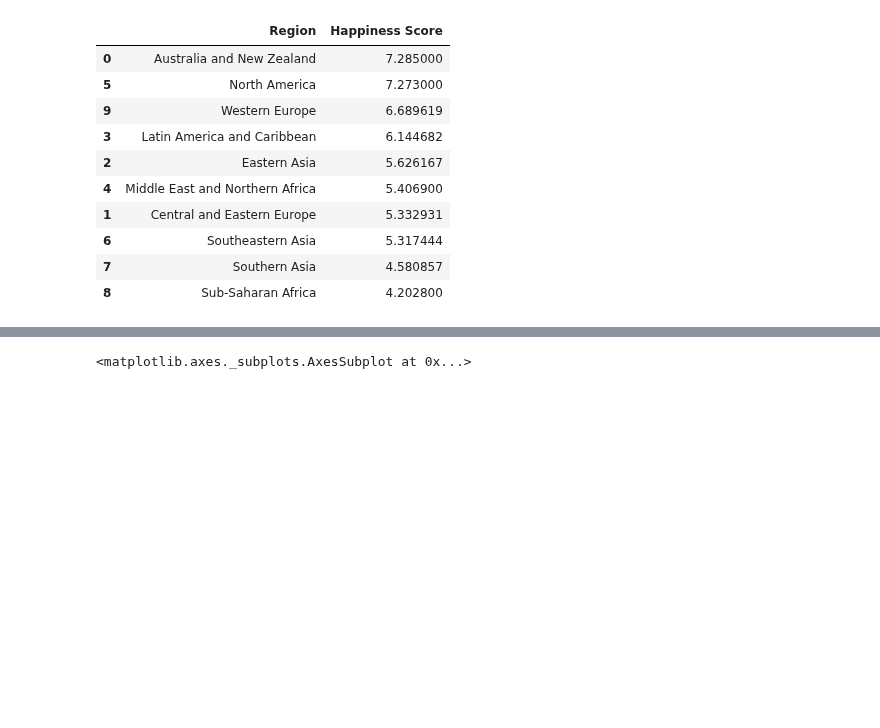
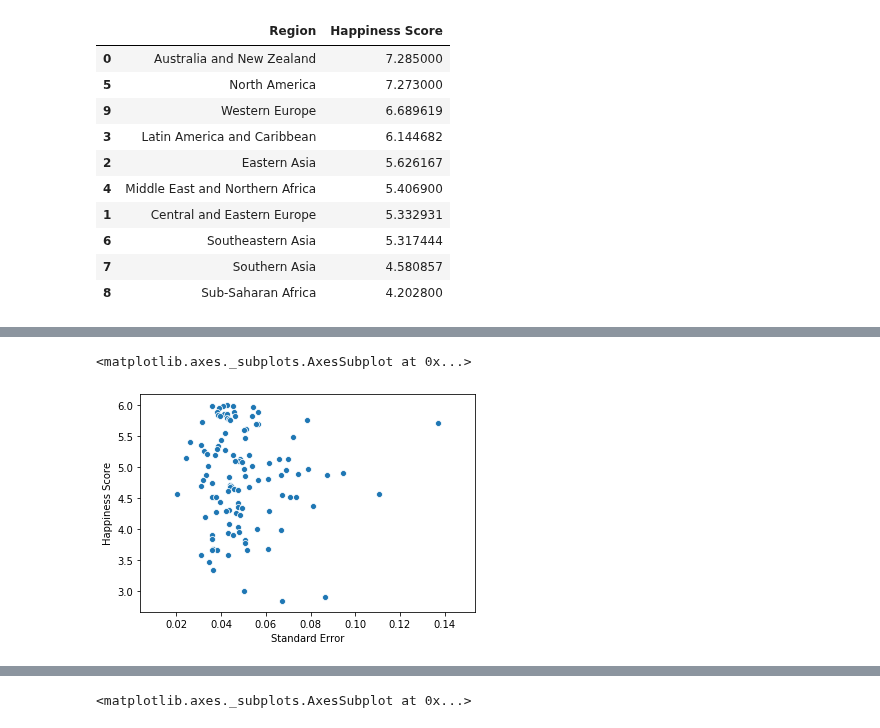
Before and after one commit to ipatel467/Happiness-Index, a Jupyter notebook: Index.ipynb, the cells around one changed output, grey strips where cells are left out. Drawn from its saved outputs; the diff is of its cells as text; code cells hidden in the pictures; blank space fills up the shorter version.

```diff
--- a/Index.ipynb
+++ b/Index.ipynb
@@ -322,3 +322,5 @@ df15_grouped_happ
 | 6 | Southeastern Asia | 5.317444 |
 | 7 | Southern Asia | 4.580857 |
 | 8 | Sub-Saharan Africa | 4.202800 |
+# %%
+less_hap = df15[df15['Happiness Score']< 6]
@@ -324,0 +340,5 @@ df15_grouped_happ
+# %%
+sns.scatterplot(data = less_hap, x = 'Standard Error', y ='Happiness Score' )
+# %% [output]
+<matplotlib.axes._subplots.AxesSubplot at 0x...>
+[figure, added]
```
Also changed, not shown: parts of 4 cells of this notebook.
